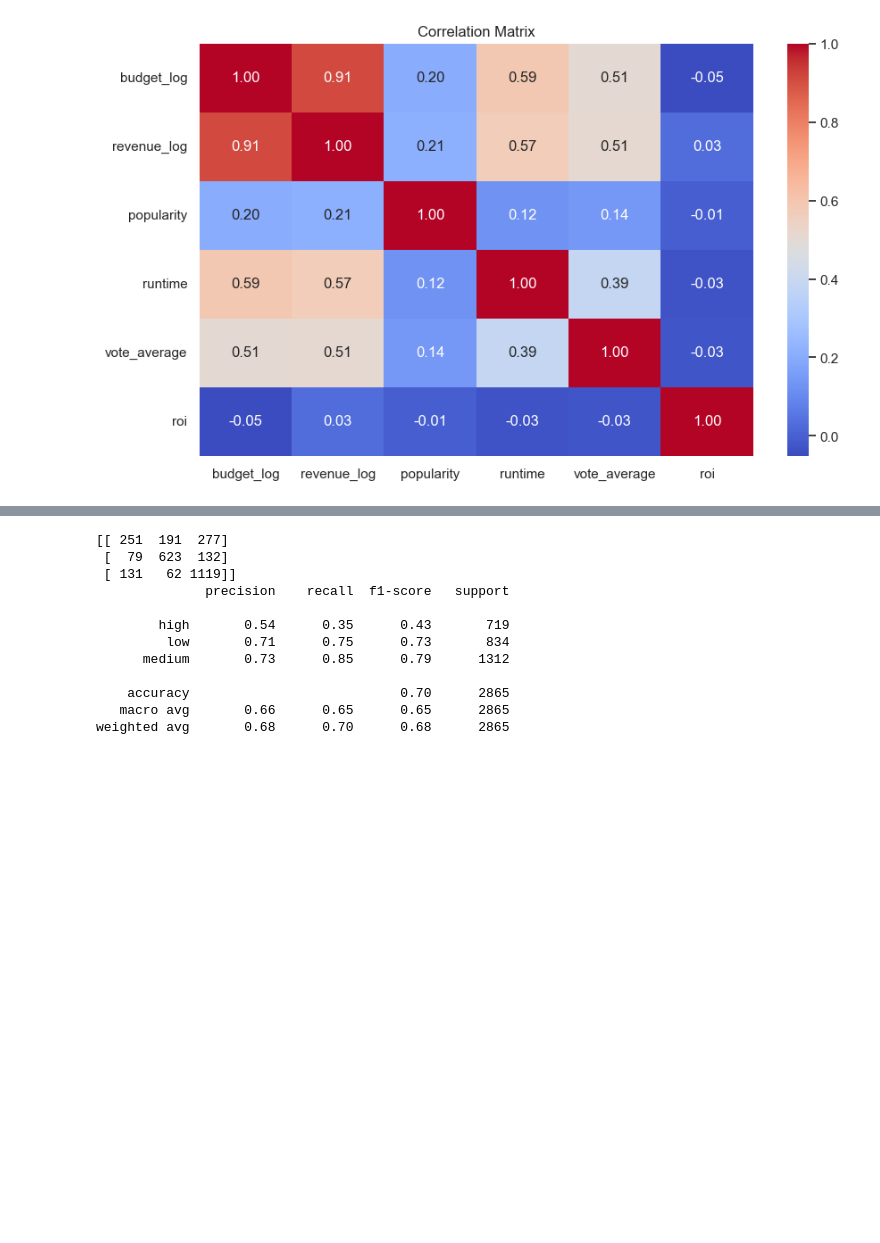
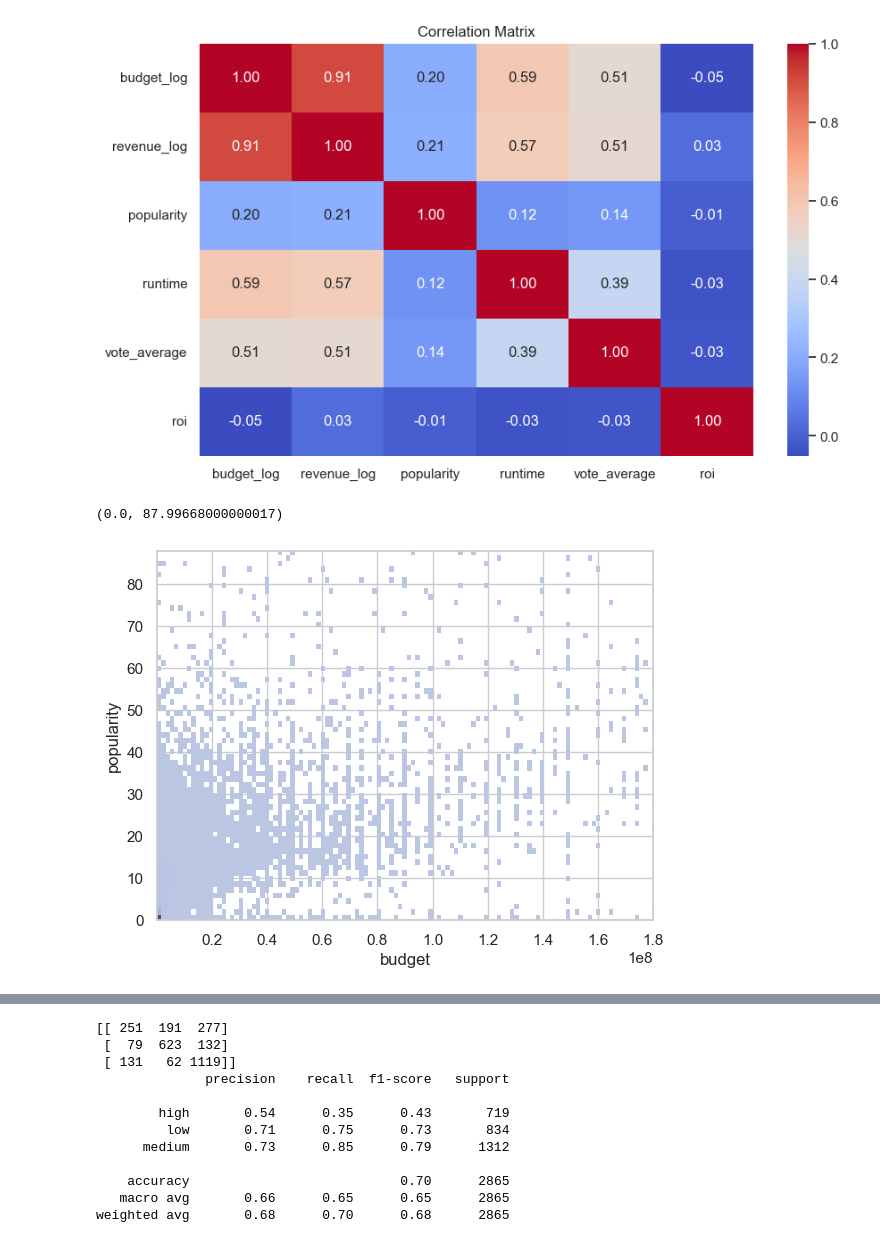
Before and after one commit to MaitlandHuffman/Machine-Learning-Project, a Jupyter notebook: Project.ipynb, the cells around one changed output, grey strips where cells are left out. Drawn from its saved outputs; the diff is of its cells as text; code cells hidden in the pictures; blank space fills up the shorter version.

```diff
--- a/Project.ipynb
+++ b/Project.ipynb
@@ -66,9 +59,3 @@ df.head()
 | 3 | 19995 | Avatar | 7.573 | 29815 | Released | 2009-12-15 | 2923706026 | 162 | False | ... |
 | 4 | 24428 | The Avengers | 7.710 | 29166 | Released | 2012-04-25 | 1518815515 | 143 | False | ... |
 5 rows × 24 columns
-# %%
-# A3: Drop rows where budget or revenue are zero and remove missing values
-df = df[(df['budget'] > 0) & (df['revenue'] > 0)]
-df = df[df['vote_average'].notna() & df['popularity'].notna()]
-df.reset_index(drop=True, inplace=True)
-df.isnull().sum()
@@ -92,0 +62,21 @@ dtype: int64
+# %%
+# A3: Drop rows where budget or revenue are zero and remove missing values
+# Drop rows where budget or revenue is missing (but keep rows where values are zero)
+df = df[df['budget'].notna() & df['revenue'].notna()]
+
+# Remove rows where both budget AND revenue are zero
+df = df[~((df['budget'] == 0) & (df['revenue'] == 0))]
+
+# Fill missing values in vote_average and popularity with 0
+df['vote_average'] = df['vote_average'].fillna(0)
+df['popularity'] = df['popularity'].fillna(0)
+
+# Reset index after filtering
+df.reset_index(drop=True, inplace=True)
+
+# Drop columns where too much data is missing (e.g., >50%)
+df = df.loc[:, df.isnull().mean() < 0.5]
+
+# Final check on shape and missing data
+print("Final shape:", df.shape)
+print("Remaining missing values:\n", df.isnull().sum())
@@ -122,6 +195,13 @@ plt.title("Correlation Matrix")
 plt.show()
 # %% [output]
 [figure]
+# %%
+sns.histplot(x=df["budget"], y=df["popularity"])
+plt.xlim(df["budget"].quantile(0.01), df["budget"].quantile(0.99))
+plt.ylim(df["popularity"].quantile(0.01), df["popularity"].quantile(0.99))
+# %% [output]
+(0.0, 87.99668000000017)
+[figure, added]
 # %% [markdown]
 ## Data Preprocessing
 
```
Also changed, not shown: parts of 13 cells of this notebook.
